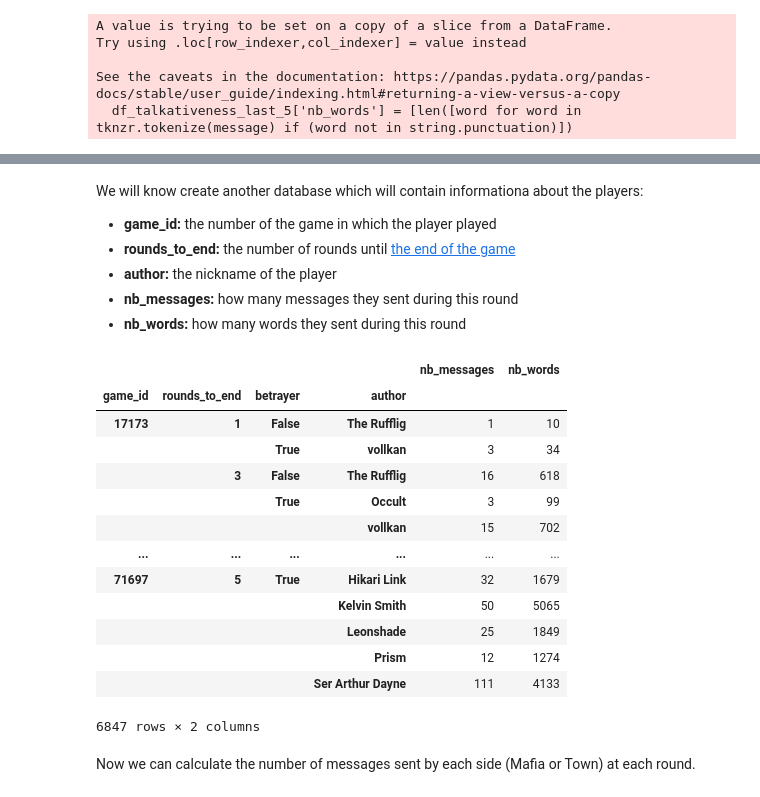
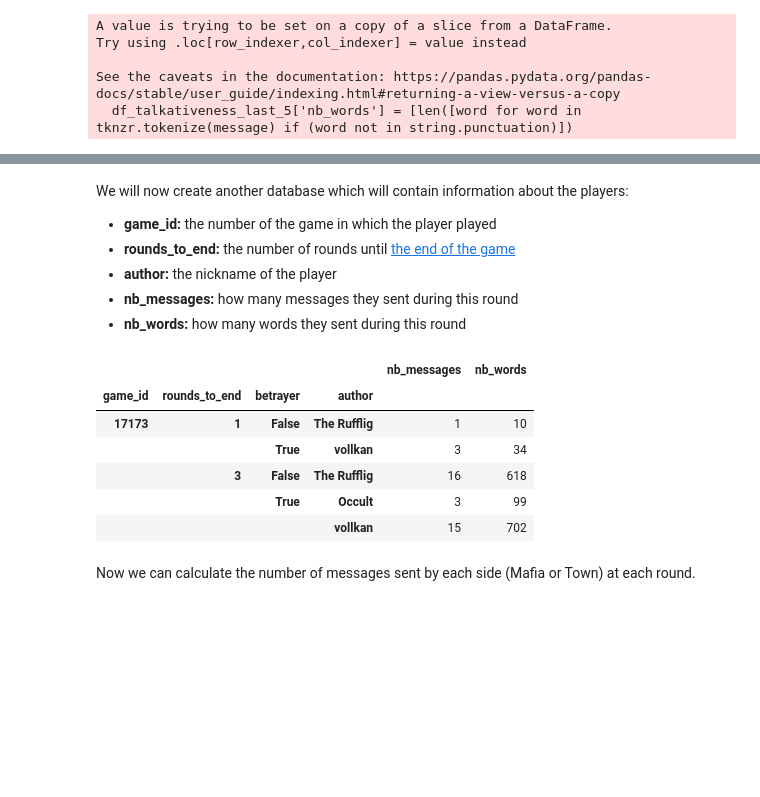
Before and after one commit to epfl-ada/ada-2020-project-milestone-p3-p3_bamboozled-gang, a Jupyter notebook: project_report.ipynb, the cells around one changed output, grey strips where cells are left out. Saved outputs shown, nothing was run; the diff lists cells and outputs as text; code cells hidden in the pictures; blank space fills up the shorter version.

```diff
--- a/project_report.ipynb
+++ b/project_report.ipynb
@@ -1041,7 +1046,7 @@ df_talkativeness_last_5.head()
 | 188709 | 17173 | Internet Stranger | 854 | Why? | 2011-05-29 19:16:00 | 939 | False | True | False | 0.846823 | ... |
 | 188710 | 17173 | Internet Stranger | 859 | I just want to point out that no ... | 2011-05-30 04:55:00 | 939 | False | True | False | 0.853018 | ... |
 # %% [markdown]
-We will know create another database which will contain informationa about the players:
+We will now create another database which will contain information about the players:
 - **game_id:** the number of the game in which the player played
 - **rounds_to_end:** the number of rounds until [the end of the game](https://www.youtube.com/watch?v=Rl-hSj3gnks)
 - **author:** the nickname of the player
@@ -1055,22 +1060,15 @@ info_player_round = df_talkativeness_last_5.groupby(['game_id', 'rounds_to_end',
 # add the total number of word sent by the player in this round
 info_player_round['nb_words'] = df_talkativeness_last_5.groupby(['game_id', 'rounds_to_end', 'betrayer', 'author']).sum()[['nb_words']].values
 # %%
-info_player_round
+info_player_round.head()
 # %% [output]
 |  |  |  |  | nb_messages | nb_words |
 | game_id | rounds_to_end | betrayer | author |  |  |
 | 17173 | 1 | False | The Rufflig | 1 | 10 |
 |  |  | True | vollkan | 3 | 34 |
 |  | 3 | False | The Rufflig | 16 | 618 |
 |  |  | True | Occult | 3 | 99 |
 |  |  |  | vollkan | 15 | 702 |
-| ... | ... | ... | ... | ... | ... |
-| 71697 | 5 | True | Hikari Link | 32 | 1679 |
-|  |  |  | Kelvin Smith | 50 | 5065 |
-|  |  |  | Leonshade | 25 | 1849 |
-|  |  |  | Prism | 12 | 1274 |
-|  |  |  | Ser Arthur Dayne | 111 | 4133 |
-6847 rows × 2 columns
 # %% [markdown]
 Now we can calculate the number of messages sent by each side (Mafia or Town) at each round.
 # %%
```
Also changed, not shown: parts of 43 cells of this notebook.
